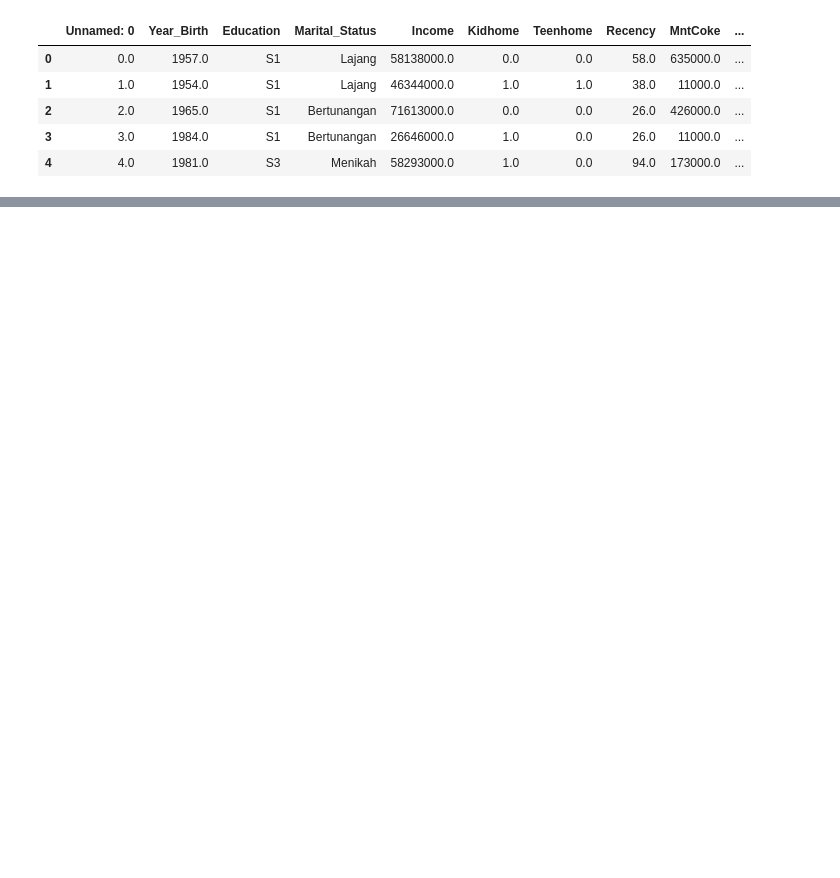
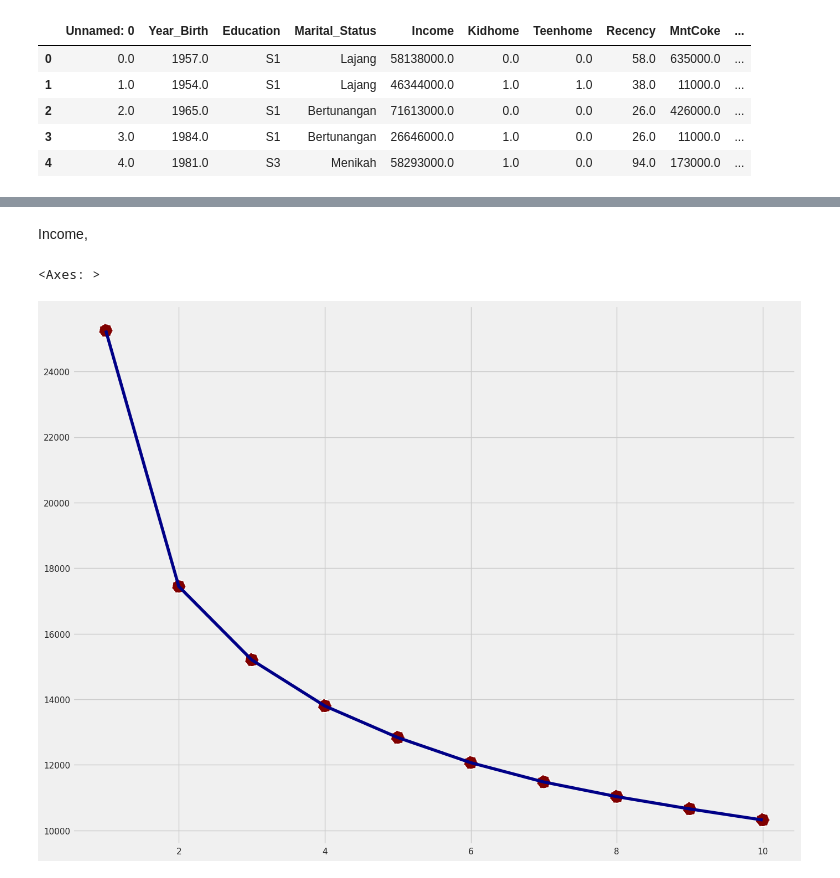
Before and after one commit to dzulwulann/CustomerPersonality_Prediction, a Jupyter notebook: Marketing_campaign.ipynb, the cells around one changed output, grey strips where cells are left out. Cells and saved outputs as stored; diff of their text form; code cells hidden in the pictures; blank space fills up the shorter version.

Commit message:
Update Modelling clustering

```diff
--- a/Marketing_campaign.ipynb
+++ b/Marketing_campaign.ipynb
@@ -384 +426,5 @@ for n in numerical_features:
+# %% [markdown]
+Income,
+# %%
+data_ready = data_x[['Income','Recency','MntGoldProds','MntFishProducts','MntFruits','MntCoke','MntSweetProducts','NumWebPurchases','NumStorePurchases','NumWebVisitsMonth','NumDealsPurchases','conversion_rate' ]]
 # %%
@@ -386,0 +434,20 @@ X_train, X_test = train_test_split(data_x, test_size=0.3, random_state=42)
+# %%
+from sklearn.cluster import KMeans
+inertia = []
+
+for i in range(1, 11):
+    kmeans = KMeans(n_clusters=i, random_state=0)
+    kmeans.fit(data_ready.values)
+    inertia.append(kmeans.inertia_)
+
+
+
+plt.figure(figsize=(15, 12))
+
+# plt.plot(inertia)
+
+sns.lineplot(x=range(1, 11), y=inertia, color='#000087', linewidth = 4)
+sns.scatterplot(x=range(1, 11), y=inertia, s=300, color='#800000',  linestyle='--')
+# %% [output]
+<Axes: >
+[figure, added]
```
Also changed, not shown: parts of 30 cells of this notebook.
